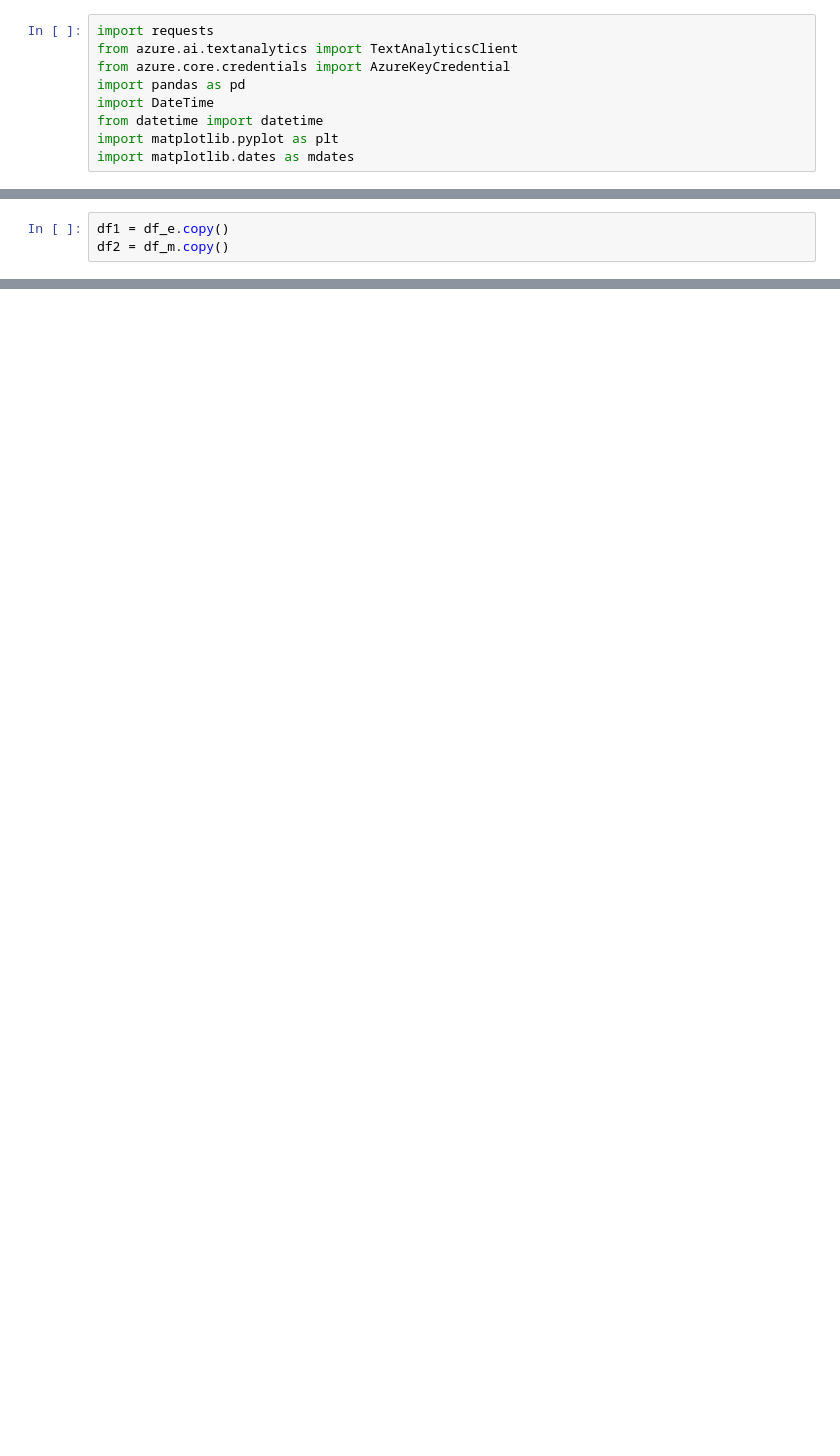
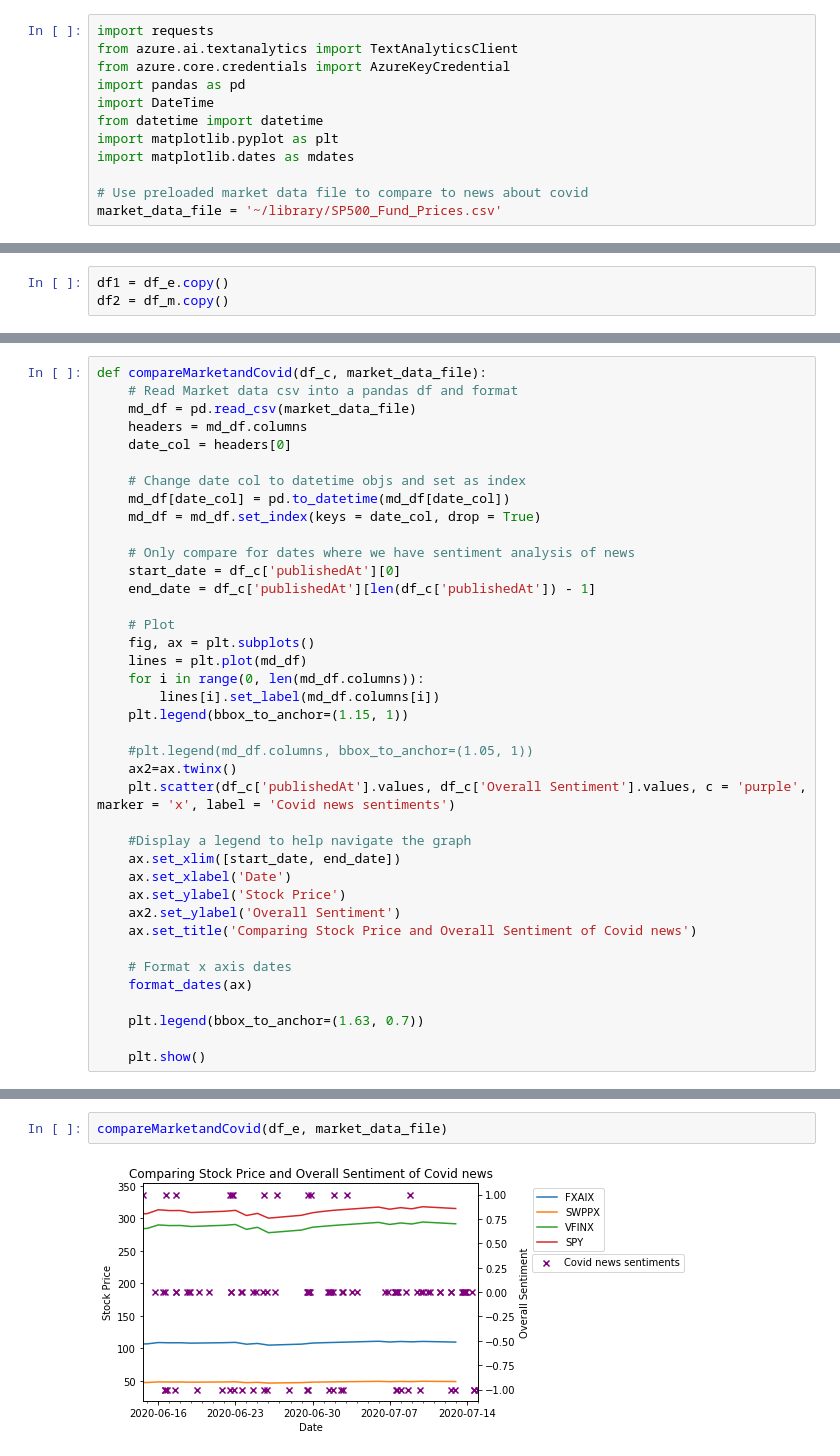
Before and after one commit to alexmichaelb/covidMarketAnalysis3, a Jupyter notebook: Covid markets project - News.ipynb, the cells around one changed output, grey strips where cells are left out. Saved outputs shown, nothing was run; the diff lists cells and outputs as text; blank space fills up the shorter version.

```diff
--- a/Covid markets project - News.ipynb
+++ b/Covid markets project - News.ipynb
@@ -70,3 +78,6 @@ import DateTime
 from datetime import datetime
 import matplotlib.pyplot as plt
 import matplotlib.dates as mdates
+
+# Use preloaded market data file to compare to news about covid
+market_data_file = '~/library/SP500_Fund_Prices.csv'
@@ -297,0 +325,39 @@ plotCompare(df1, df2)
+# %%
+def compareMarketandCovid(df_c, market_data_file):
+    # Read Market data csv into a pandas df and format
+    md_df = pd.read_csv(market_data_file)
+    headers = md_df.columns
+    date_col = headers[0]
+
+    # Change date col to datetime objs and set as index
+    md_df[date_col] = pd.to_datetime(md_df[date_col])
+    md_df = md_df.set_index(keys = date_col, drop = True)
+
+    # Only compare for dates where we have sentiment analysis of news
+    start_date = df_c['publishedAt'][0]
+    end_date = df_c['publishedAt'][len(df_c['publishedAt']) - 1]
+
+    # Plot
+    fig, ax = plt.subplots()
+    lines = plt.plot(md_df)
+    for i in range(0, len(md_df.columns)):
+        lines[i].set_label(md_df.columns[i])
+    plt.legend(bbox_to_anchor=(1.15, 1))
+
+    #plt.legend(md_df.columns, bbox_to_anchor=(1.05, 1))
+    ax2=ax.twinx()
+    plt.scatter(df_c['publishedAt'].values, df_c['Overall Sentiment'].values, c = 'purple', marker = 'x', label = 'Covid news sentiments')
+
+    #Display a legend to help navigate the graph
+    ax.set_xlim([start_date, end_date])
+    ax.set_xlabel('Date')
+    ax.set_ylabel('Stock Price')
+    ax2.set_ylabel('Overall Sentiment')
+    ax.set_title('Comparing Stock Price and Overall Sentiment of Covid news')
+
+    # Format x axis dates
+    format_dates(ax)
+
+    plt.legend(bbox_to_anchor=(1.63, 0.7))
+
+    plt.show()
@@ -297,0 +373,4 @@ plotCompare(df1, df2)
+# %%
+compareMarketandCovid(df_e, market_data_file)
+# %% [output]
+[figure, added]
```
Also changed, not shown: parts of 28 cells of this notebook, 2 other files.
